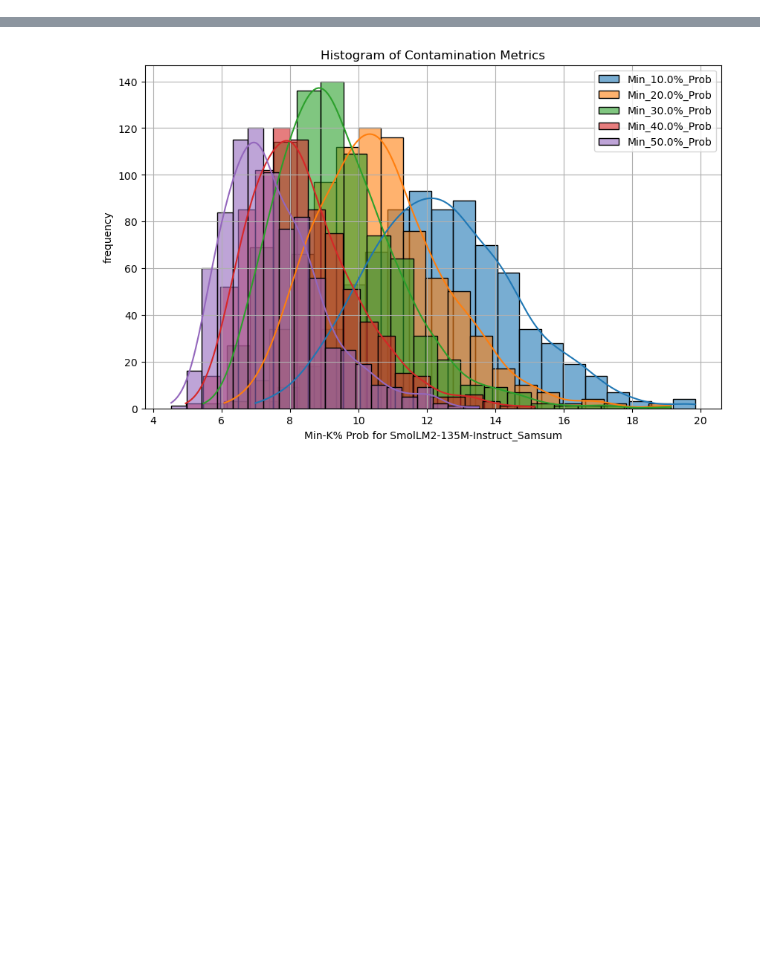
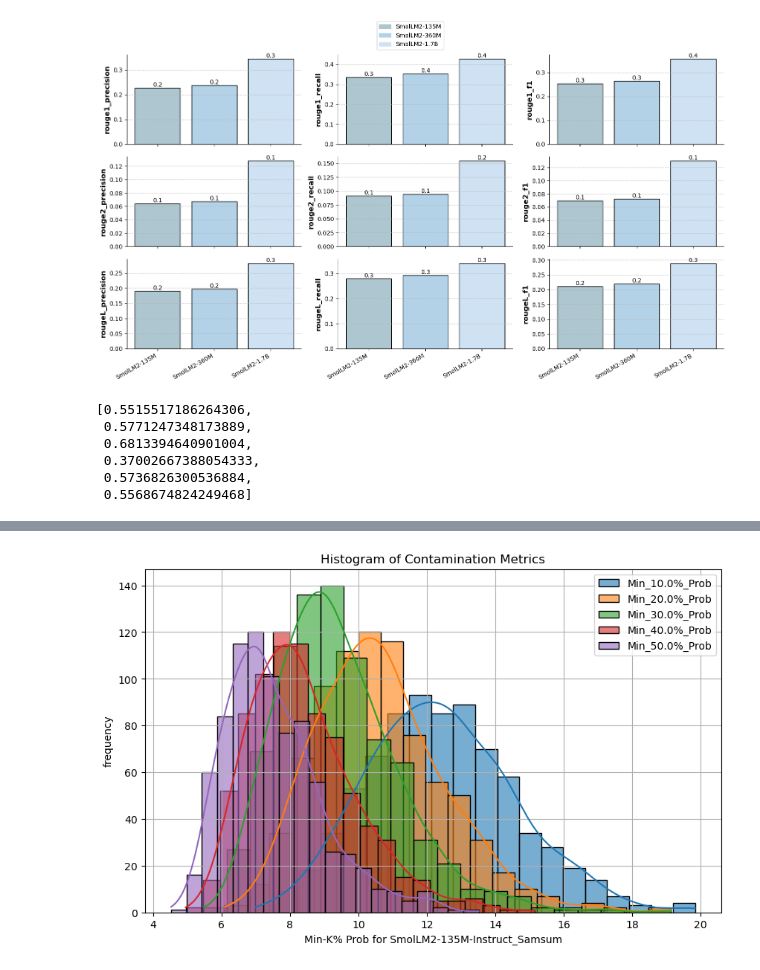
Before and after one commit to Hevia/LLMEval, a Jupyter notebook: data_analysis/data_visualization.ipynb, the cells around one changed output, grey strips where cells are left out. Saved outputs shown, nothing was run; the diff lists cells and outputs as text; code cells hidden in the pictures; blank space fills up the shorter version.

```diff
--- a/data_analysis/data_visualization.ipynb
+++ b/data_analysis/data_visualization.ipynb
@@ -23,0 +218,55 @@ Index(['Unnamed: 0', 'Model', 'Task_Prefix', 'Dataset_Name', 'Model_Responses',
+# %%
+rows = 3  # Define number of rows
+cols = (len(rouge_scores) + 1) // rows  # Automatically determine number of columns
+
+# Create subplots with two rows
+fig, axes = plt.subplots(rows, cols, figsize=(15, 8), sharex=True)
+axes = axes.flatten()  # Flatten axes for easy iteration
+
+# Plot each metric in a separate subplot
+for i, ax in enumerate(axes):
+    if i < len(rouge_scores):
+        bars = ax.bar(smol_models, rouge_metrics_smollm[i], color=smol_colors, edgecolor="black")
+
+        # Add labels above bars
+        for bar in bars:
+            height = bar.get_height()
+            ax.text(bar.get_x() + bar.get_width()/2, height, f'{height:.1f}',
+            ha='center', va='bottom', fontsize=10, color='black')
+
+            # ax.text(bar.get_x() + bar.get_width()/2, height + 0.5, f'{height:.1f}',
+            #         ha='center', va='bottom', fontsize=10, color='black')
+
+        # Formatting
+        ax.set_ylabel(rouge_scores[i], fontsize=12, weight="bold")
+        #ax.set_title(f"Model Comparison - {min_k_prob[i]}", fontsize=14, weight="bold")
+        ax.spines["top"].set_visible(False)
+        ax.spines["right"].set_visible(False)
+        ax.yaxis.grid(True, linestyle="--", alpha=0.7)
+
+        # Set x-axis labels individually
+        ax.set_xticks(np.arange(len(smol_models)))
+        ax.set_xticklabels(smol_models, rotation=30, ha="right")
+    else:
+        ax.set_visible(False)  # Hide extra subplots if not needed
+
+# Add a legend for model colors
+legend_patches = [mpatches.Patch(color=smol_colors[i], label=smol_models[i]) for i in range(len(smol_models))]
+fig.legend(handles=legend_patches, loc="upper center", bbox_to_anchor=(0.5, 1.08),
+           ncol=min(len(smol_models) // 2, 6), fontsize=10)
+
+fig.subplots_adjust(top=0.85)
+plt.tight_layout()
+plt.savefig("Rouge_scores_SmolLM2.png", dpi=300, bbox_inches='tight')
+plt.show()
+# %% [output]
+[figure, added]
+# %%
+cosine_metrics
+# %% [output]
+[0.5515517186264306,
+ 0.5771247348173889,
+ 0.6813394640901004,
+ 0.37002667388054333,
+ 0.5736826300536884,
+ 0.5568674824249468]
```
Also changed, not shown: parts of 10 cells of this notebook, 14 other files.
